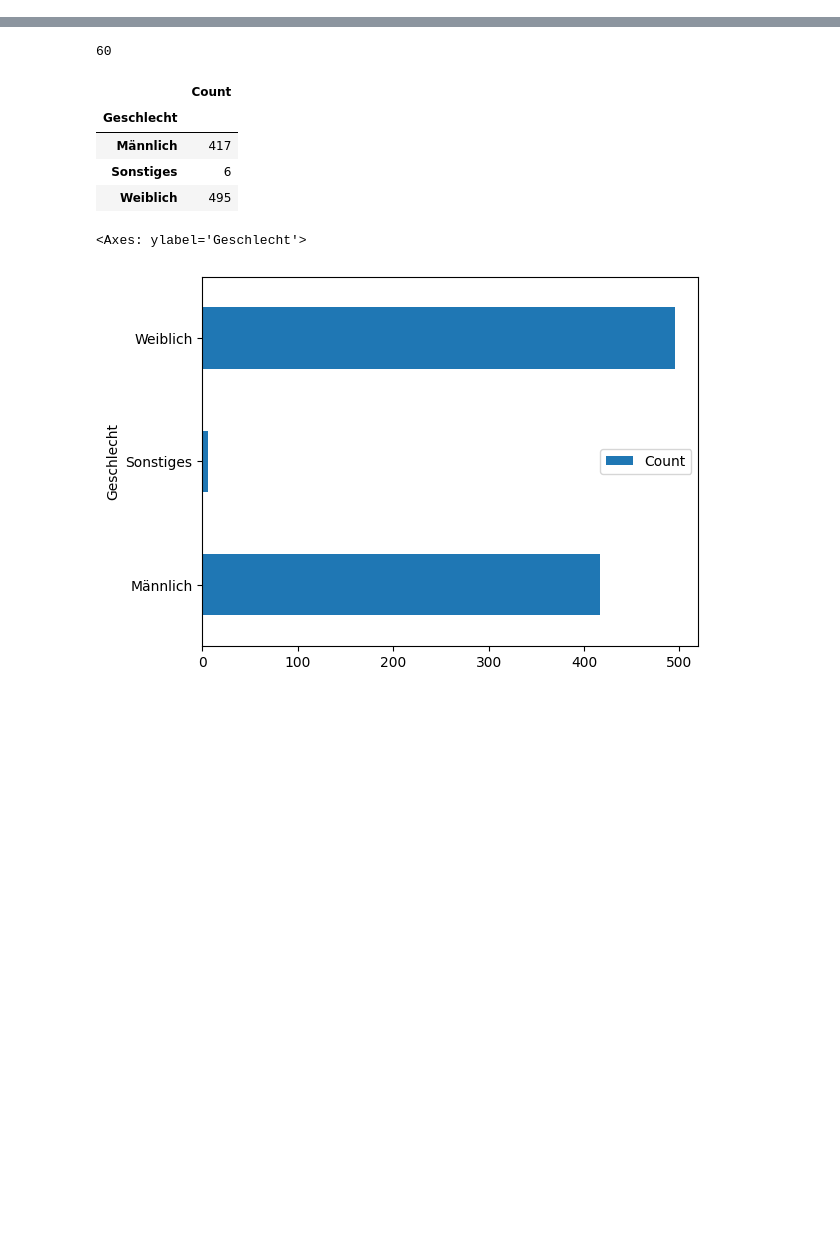
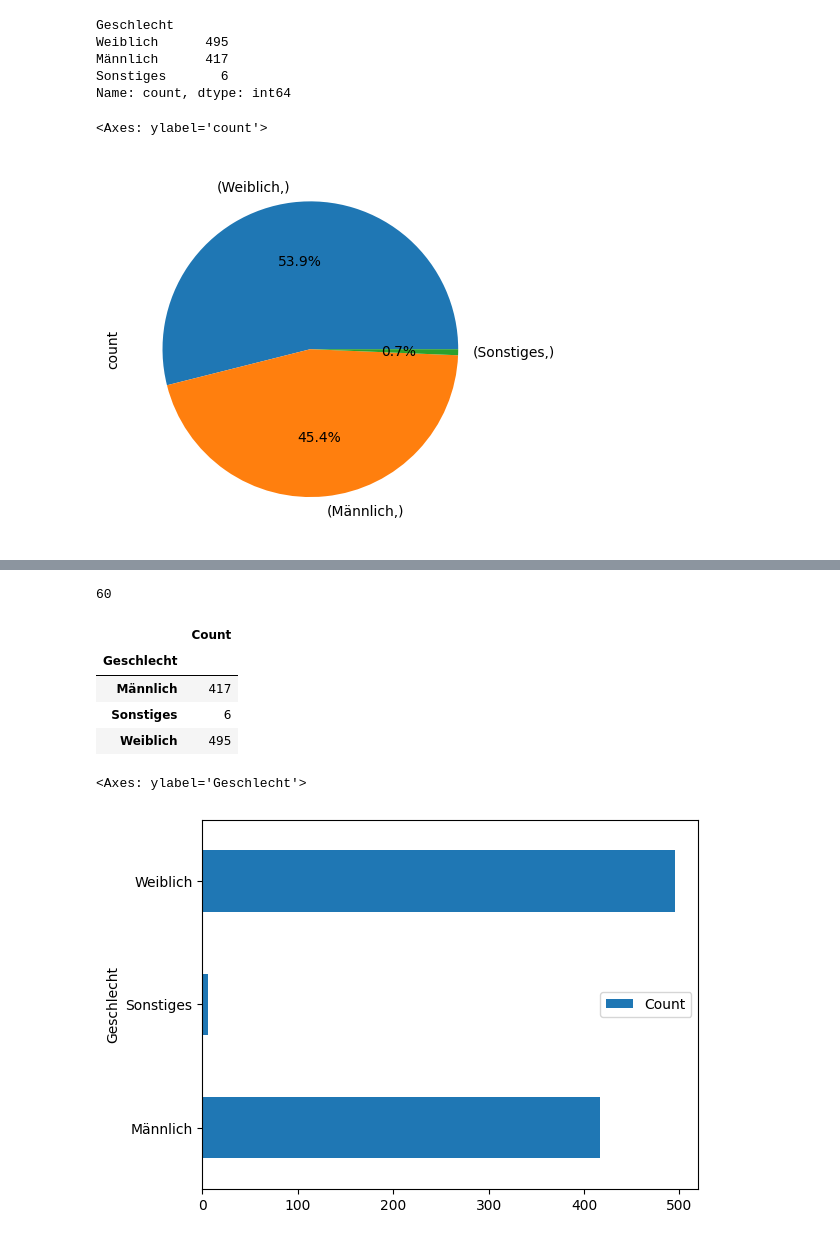
Before and after one commit to s2110458011/BA2024, a Jupyter notebook: src/Backend/data_processor/playground.ipynb, the cells around one changed output, grey strips where cells are left out. Cells and saved outputs as stored; diff of their text form; code cells hidden in the pictures; blank space fills up the shorter version.

```diff
--- a/testing/playground.ipynb
+++ b/src/Backend/data_processor/playground.ipynb
@@ -6,3 +8,3 @@ import matplotlib.pyplot as plt
 # %%
-df = toolparser.load_data_from_csv('../../testing/data/survey.csv')
-questions = toolparser.extract_features(df)
+df = toolparser.load_data_from_csv('../../../testing/data/survey.csv')
+#questions = toolparser.extract_features(df)
@@ -8,0 +16,5 @@ questions = toolparser.extract_features(df)
+# %%
+df = pd.DataFrame(df['Geschlecht'])
+#df_cat = df.astype('category')
+#df_cat.dtypes
+df
@@ -8,0 +35,15 @@ questions = toolparser.extract_features(df)
+# %%
+df_cat.value_counts()
+# %% [output]
+Geschlecht
+Weiblich      495
+Männlich      417
+Sonstiges       6
+Name: count, dtype: int64
+# %%
+categories = df['Geschlecht'].unique()
+# %%
+df.value_counts().plot.pie(y=categories, autopct='%1.1f%%')
+# %% [output]
+<Axes: ylabel='count'>
+[figure, added]
```
Also changed, not shown: parts of 6 cells of this notebook, 6 other files.
